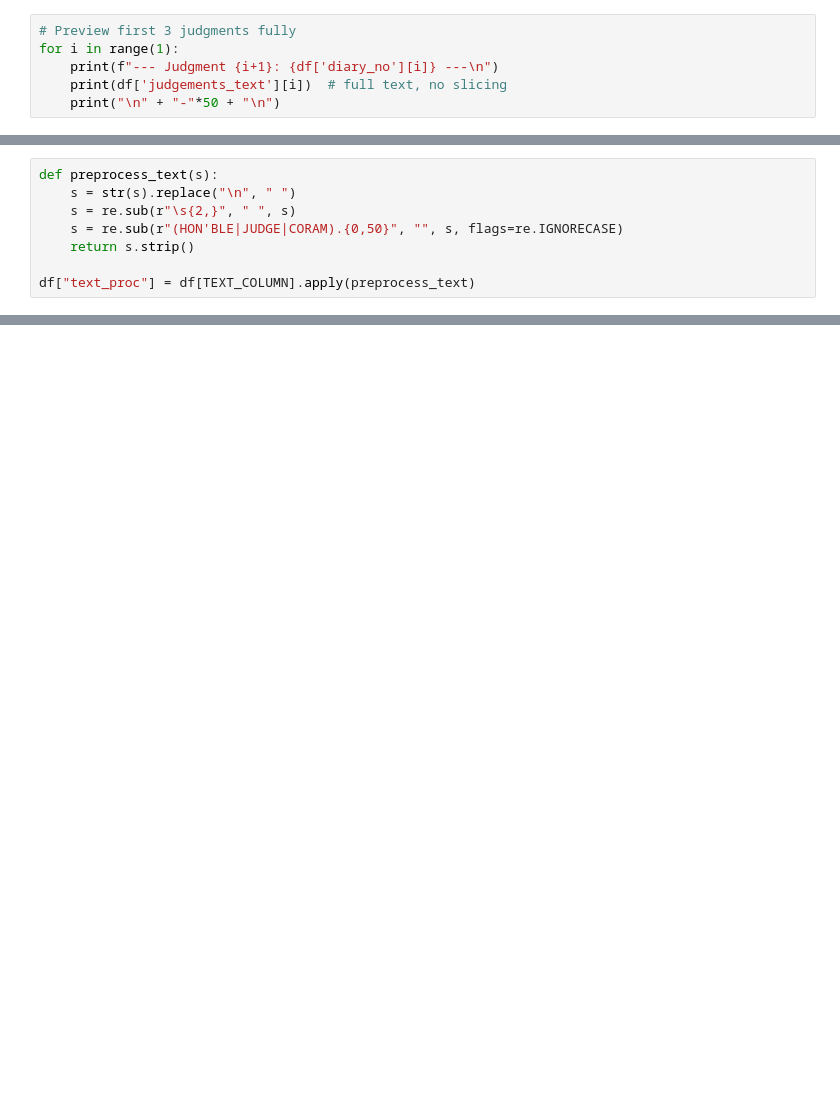
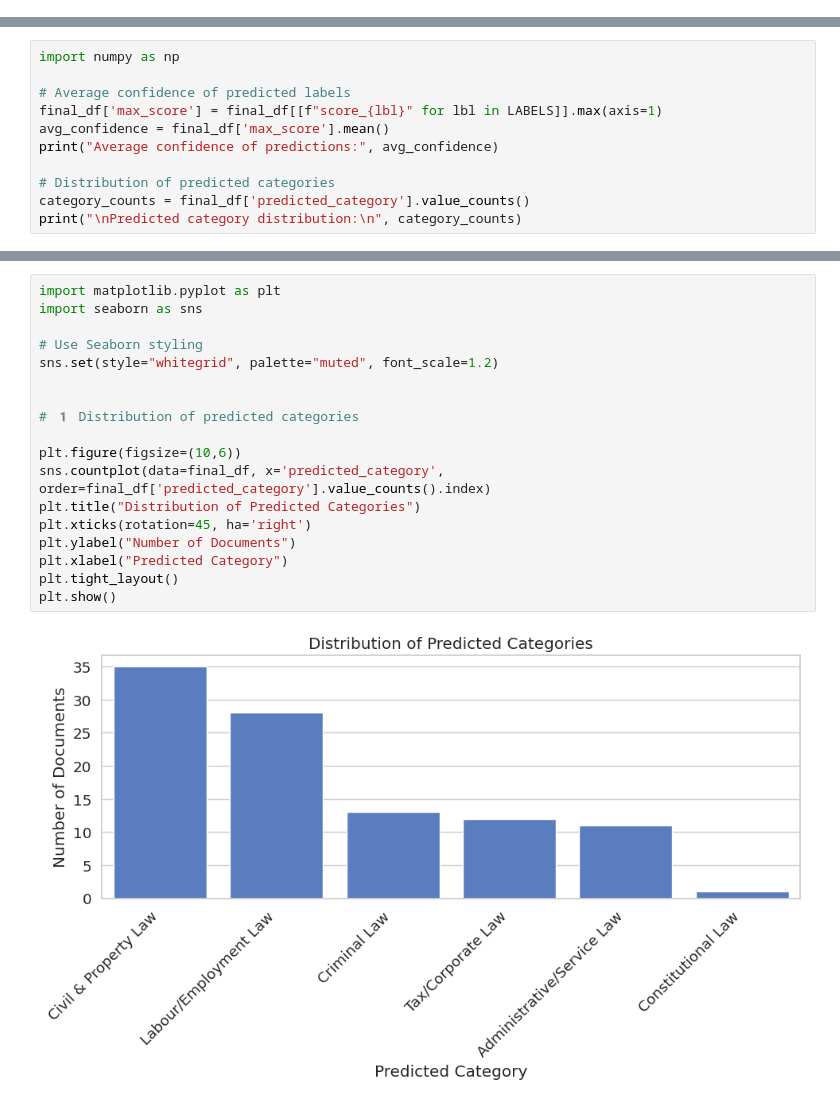
Before and after one commit to Neonishh/sc-judgement-classifier, a Jupyter notebook: scj_classifier_BERT.ipynb, the cells around one changed output, grey strips where cells are left out. Cells and saved outputs as stored; diff of their text form; blank space fills up the shorter version.

Commit message:
updated BERT with visualisations

```diff
--- a/scj_classifier_BERT.ipynb
+++ b/scj_classifier_BERT.ipynb
@@ -197,6 +0,0 @@ df.to_parquet('/content/judgements_with_text.parquet', index=False)
-# %%
-# Preview first 3 judgments fully
-for i in range(1):
-    print(f"--- Judgment {i+1}: {df['diary_no'][i]} ---\n")
-    print(df['judgements_text'][i])  # full text, no slicing
-    print("\n" + "-"*50 + "\n")
@@ -440,8 +0,0 @@ UnicodeDecodeError: 'utf-8' codec can't decode bytes in position 7-8: invalid co
-# %%
-def preprocess_text(s):
-    s = str(s).replace("\n", " ")
-    s = re.sub(r"\s{2,}", " ", s)
-    s = re.sub(r"(HON'BLE|JUDGE|CORAM).{0,50}", "", s, flags=re.IGNORECASE)
-    return s.strip()
-
-df["text_proc"] = df[TEXT_COLUMN].apply(preprocess_text)
@@ -537,0 +509,11 @@ plt.show()
+# %%
+import numpy as np
+
+# Average confidence of predicted labels
+final_df['max_score'] = final_df[[f"score_{lbl}" for lbl in LABELS]].max(axis=1)
+avg_confidence = final_df['max_score'].mean()
+print("Average confidence of predictions:", avg_confidence)
+
+# Distribution of predicted categories
+category_counts = final_df['predicted_category'].value_counts()
+print("\nPredicted category distribution:\n", category_counts)
@@ -537,0 +532,20 @@ plt.show()
+# %%
+import matplotlib.pyplot as plt
+import seaborn as sns
+
+# Use Seaborn styling
+sns.set(style="whitegrid", palette="muted", font_scale=1.2)
+
+
+# 1️ Distribution of predicted categories
+
+plt.figure(figsize=(10,6))
+sns.countplot(data=final_df, x='predicted_category', order=final_df['predicted_category'].value_counts().index)
+plt.title("Distribution of Predicted Categories")
+plt.xticks(rotation=45, ha='right')
+plt.ylabel("Number of Documents")
+plt.xlabel("Predicted Category")
+plt.tight_layout()
+plt.show()
+# %% [output]
+[figure, added]
```
Also changed, not shown: parts of 44 cells of this notebook.
